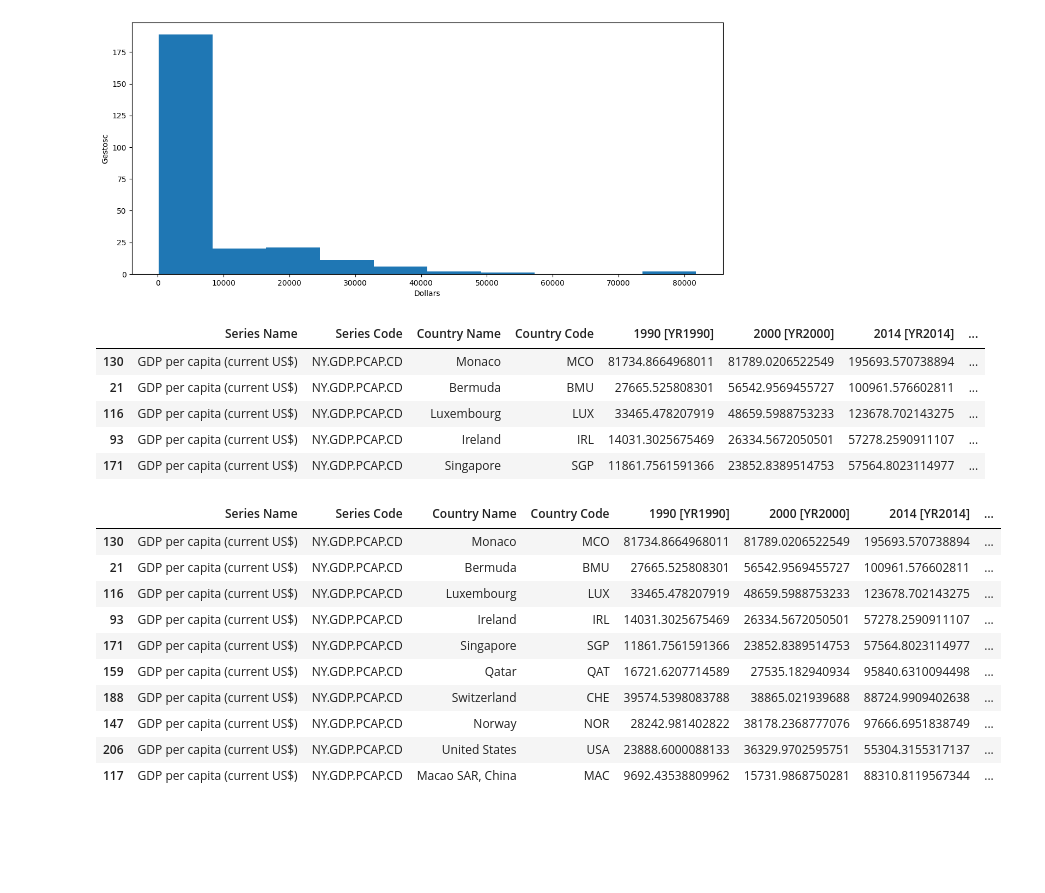
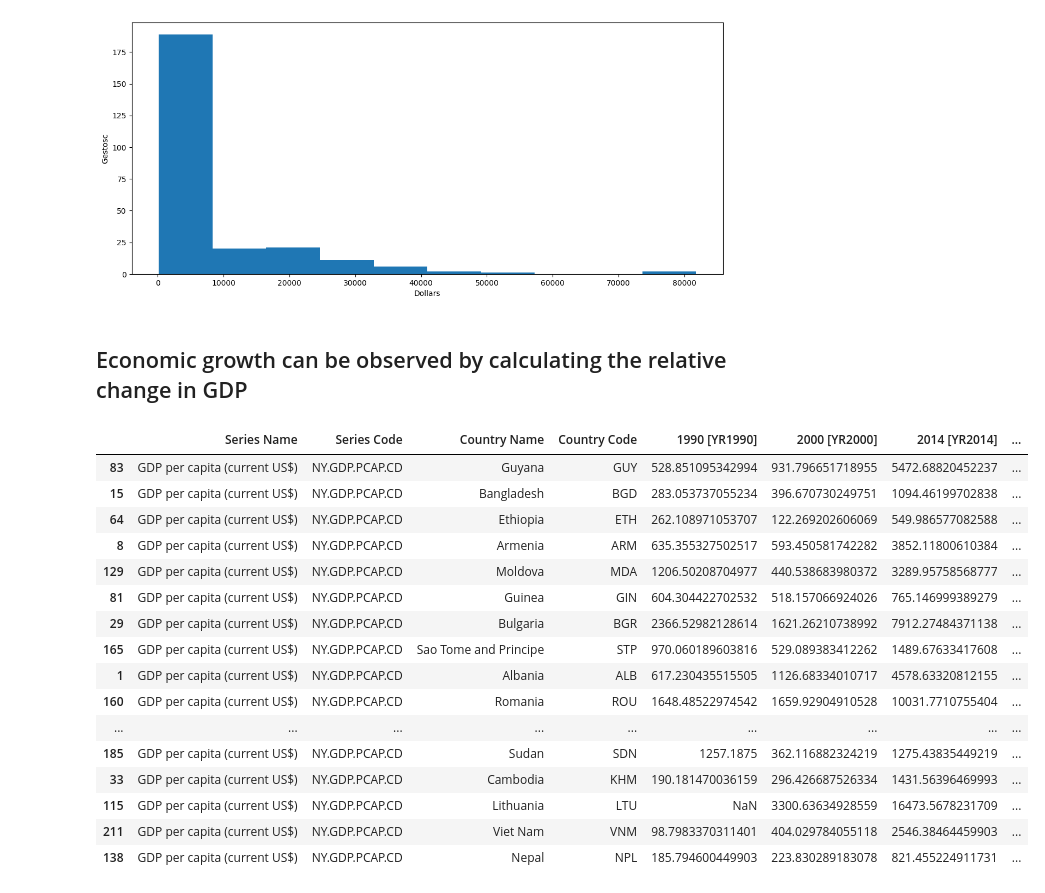
Before and after one commit to radekszewczyk01/DataAnalysisPython, a Jupyter notebook: gdp_growth_analysis.ipynb, the cells around one changed output. Cells and saved outputs as stored; diff of their text form; code cells hidden in the pictures; blank space fills up the shorter version.

```diff
--- a/gdp_growth_analysis.ipynb
+++ b/gdp_growth_analysis.ipynb
@@ -107,15 +83,28 @@ ax.set_xlabel('Dollars')
 # %% [output]
 Text(0.5, 0, 'Dollars')
 [figure]
+# %% [markdown]
+## Economic growth can be observed by calculating the relative change in GDP
 # %%
-dataset['Calculated_Growth'] = dataset['2023 [YR2023]'].astype(float) - dataset['1990 [YR1990]'].astype(float)
+dataset['Calculated_Growth'] = (dataset['2023 [YR2023]'].astype(float) - dataset['2014 [YR2014]'].astype(float))/dataset['2014 [YR2014]'].astype(float)
 dataset_sorted_calculated_growth = dataset.sort_values(by='Calculated_Growth', ascending=False)
-dataset_sorted_calculated_growth.head()
+dataset_sorted_calculated_growth.head(20)
 # %% [output]
 |  | Series Name | Series Code | Country Name | Country Code | 1990 [YR1990] | 2000 [YR2000] | 2014 [YR2014] | ... |
-| 130 | GDP per capita (current US$) | NY.GDP.PCAP.CD | Monaco | MCO | 81734.8664968011 | 81789.0206522549 | 195693.570738894 | ... |
-| 21 | GDP per capita (current US$) | NY.GDP.PCAP.CD | Bermuda | BMU | 27665.525808301 | 56542.9569455727 | 100961.576602811 | ... |
-| 116 | GDP per capita (current US$) | NY.GDP.PCAP.CD | Luxembourg | LUX | 33465.478207919 | 48659.5988753233 | 123678.702143275 | ... |
-| 93 | GDP per capita (current US$) | NY.GDP.PCAP.CD | Ireland | IRL | 14031.3025675469 | 26334.5672050501 | 57278.2590911107 | ... |
-| 171 | GDP per capita (current US$) | NY.GDP.PCAP.CD | Singapore | SGP | 11861.7561591366 | 23852.8389514753 | 57564.8023114977 | ... |
+| 83 | GDP per capita (current US$) | NY.GDP.PCAP.CD | Guyana | GUY | 528.851095342994 | 931.796651718955 | 5472.68820452237 | ... |
+| 15 | GDP per capita (current US$) | NY.GDP.PCAP.CD | Bangladesh | BGD | 283.053737055234 | 396.670730249751 | 1094.46199702838 | ... |
+| 64 | GDP per capita (current US$) | NY.GDP.PCAP.CD | Ethiopia | ETH | 262.108971053707 | 122.269202606069 | 549.986577082588 | ... |
+| 8 | GDP per capita (current US$) | NY.GDP.PCAP.CD | Armenia | ARM | 635.355327502517 | 593.450581742282 | 3852.11800610384 | ... |
+| 129 | GDP per capita (current US$) | NY.GDP.PCAP.CD | Moldova | MDA | 1206.50208704977 | 440.538683980372 | 3289.95758568777 | ... |
+| 81 | GDP per capita (current US$) | NY.GDP.PCAP.CD | Guinea | GIN | 604.304422702532 | 518.157066924026 | 765.146999389279 | ... |
+| 29 | GDP per capita (current US$) | NY.GDP.PCAP.CD | Bulgaria | BGR | 2366.52982128614 | 1621.26210738992 | 7912.27484371138 | ... |
+| 165 | GDP per capita (current US$) | NY.GDP.PCAP.CD | Sao Tome and Principe | STP | 970.060189603816 | 529.089383412262 | 1489.67633417608 | ... |
+| 1 | GDP per capita (current US$) | NY.GDP.PCAP.CD | Albania | ALB | 617.230435515505 | 1126.68334010717 | 4578.63320812155 | ... |
+| 160 | GDP per capita (current US$) | NY.GDP.PCAP.CD | Romania | ROU | 1648.48522974542 | 1659.92904910528 | 10031.7710755404 | ... |
+| ... | ... | ... | ... | ... | ... | ... | ... | ... |
+| 185 | GDP per capita (current US$) | NY.GDP.PCAP.CD | Sudan | SDN | 1257.1875 | 362.116882324219 | 1275.43835449219 | ... |
+| 33 | GDP per capita (current US$) | NY.GDP.PCAP.CD | Cambodia | KHM | 190.181470036159 | 296.426687526334 | 1431.56396469993 | ... |
+| 115 | GDP per capita (current US$) | NY.GDP.PCAP.CD | Lithuania | LTU | NaN | 3300.63634928559 | 16473.5678231709 | ... |
+| 211 | GDP per capita (current US$) | NY.GDP.PCAP.CD | Viet Nam | VNM | 98.7983370311401 | 404.029784055118 | 2546.38464459903 | ... |
+| 138 | GDP per capita (current US$) | NY.GDP.PCAP.CD | Nepal | NPL | 185.794600449903 | 223.830289183078 | 821.455224911731 | ... |
 # %%
@@ -138,17 +127,3 @@ def plot_countrys_gdp_in_years(country):
     plt.grid(True)
     plt.tight_layout()
     plt.show()
-# %%
-dataset_sorted_calculated_growth.head(10)
-# %% [output]
-|  | Series Name | Series Code | Country Name | Country Code | 1990 [YR1990] | 2000 [YR2000] | 2014 [YR2014] | ... |
-| 130 | GDP per capita (current US$) | NY.GDP.PCAP.CD | Monaco | MCO | 81734.8664968011 | 81789.0206522549 | 195693.570738894 | ... |
-| 21 | GDP per capita (current US$) | NY.GDP.PCAP.CD | Bermuda | BMU | 27665.525808301 | 56542.9569455727 | 100961.576602811 | ... |
-| 116 | GDP per capita (current US$) | NY.GDP.PCAP.CD | Luxembourg | LUX | 33465.478207919 | 48659.5988753233 | 123678.702143275 | ... |
-| 93 | GDP per capita (current US$) | NY.GDP.PCAP.CD | Ireland | IRL | 14031.3025675469 | 26334.5672050501 | 57278.2590911107 | ... |
-| 171 | GDP per capita (current US$) | NY.GDP.PCAP.CD | Singapore | SGP | 11861.7561591366 | 23852.8389514753 | 57564.8023114977 | ... |
-| 159 | GDP per capita (current US$) | NY.GDP.PCAP.CD | Qatar | QAT | 16721.6207714589 | 27535.182940934 | 95840.6310094498 | ... |
-| 188 | GDP per capita (current US$) | NY.GDP.PCAP.CD | Switzerland | CHE | 39574.5398083788 | 38865.021939688 | 88724.9909402638 | ... |
-| 147 | GDP per capita (current US$) | NY.GDP.PCAP.CD | Norway | NOR | 28242.981402822 | 38178.2368777076 | 97666.6951838749 | ... |
-| 206 | GDP per capita (current US$) | NY.GDP.PCAP.CD | United States | USA | 23888.6000088133 | 36329.9702595751 | 55304.3155317137 | ... |
-| 117 | GDP per capita (current US$) | NY.GDP.PCAP.CD | Macao SAR, China | MAC | 9692.43538809962 | 15731.9868750281 | 88310.8119567344 | ... |
```
Also changed, not shown: parts of 17 cells of this notebook, 1 other file.
